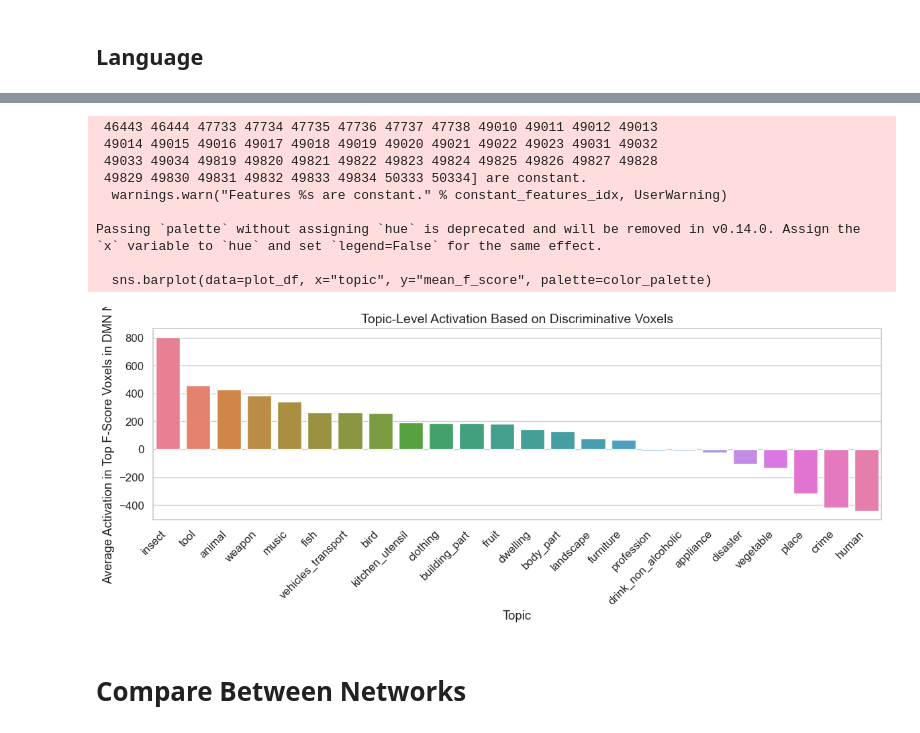
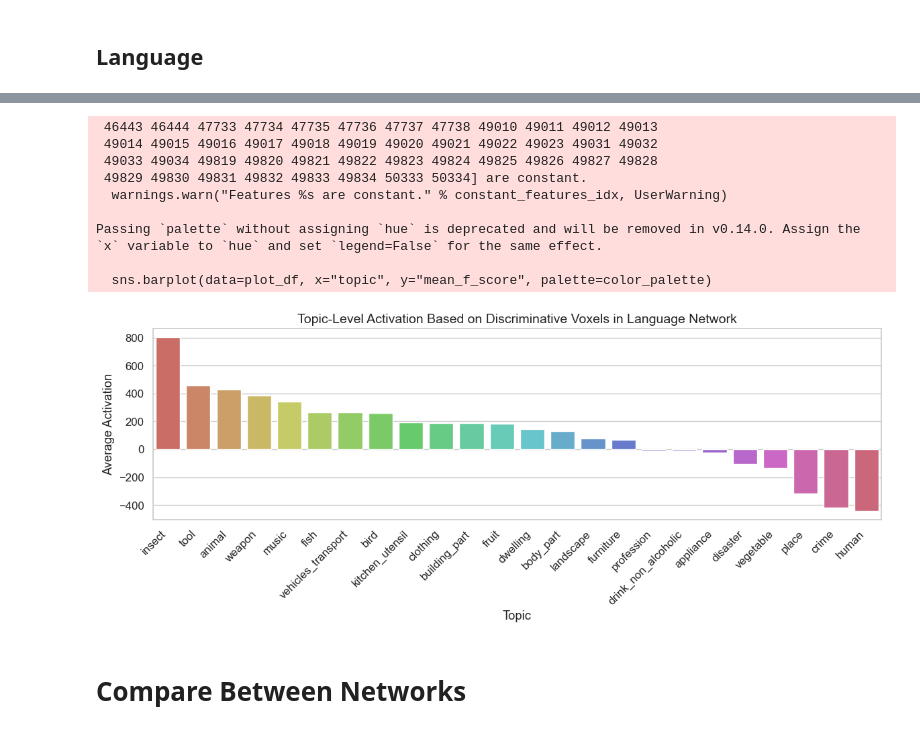
Before and after one commit to cohen-or-github/cognition_final_project, a Jupyter notebook: open_task.ipynb, the cells around one changed output, grey strips where cells are left out. Saved outputs shown, nothing was run; the diff lists cells and outputs as text; code cells hidden in the pictures.

```diff
--- a/open_task.ipynb
+++ b/open_task.ipynb
@@ -17,7 +18,7 @@ from sklearn.feature_selection import f_classif
 from sklearn.cluster import KMeans
 from sklearn.manifold import TSNE
 # %%
-color_palette = 'husl'
+color_palette = 'hls'
 # %% [markdown]
 # Load Category Data
 # %%
@@ -267,5 +268,5 @@ def plot_metrics(metrics, topic_ranking_df):
 # %%
-def compute_f_score_per_voxel(voxel_matrix, topic_labels, mask_voxel_indices=None):
+def compute_f_score_per_voxel(voxel_matrix, topic_labels, mask_voxel_indices):
     """
     Computes F-score (ANOVA) for each voxel, indicating how well it distinguishes between topics.
 
@@ -277,22 +278,18 @@ def compute_f_score_per_voxel(voxel_matrix, topic_labels, mask_voxel_indices=Non
     Returns:
     - pd.Series: voxel_index → F-score
     """
-
     # Filter mask to valid indices
-    if mask_voxel_indices is not None:
-        max_idx = voxel_matrix.shape[1]
-        mask_voxel_indices = [i for i in mask_voxel_indices if i < max_idx]
-        voxel_matrix = voxel_matrix[:, mask_voxel_indices]
-        voxel_indices = np.array(mask_voxel_indices)
-    else:
-        voxel_indices = np.arange(voxel_matrix.shape[1])
+    max_idx = voxel_matrix.shape[1]
+    mask_voxel_indices = [i for i in mask_voxel_indices if i < max_idx]
+    voxel_matrix = voxel_matrix[:, mask_voxel_indices]
+    voxel_indices = np.array(mask_voxel_indices)
 
     f_scores, _ = f_classif(voxel_matrix, topic_labels)
     f_scores = np.nan_to_num(f_scores)
 
     return pd.Series(f_scores, index=voxel_indices, name="f_score").sort_values(ascending=False)
 # %%
-def agg_and_plot(fmri_data, f_scores, topics_df, color_palette, name=''):
+def agg_and_plot(fmri_data, f_scores, topics_df, color_palette, name):
     """
     Aggregate the F scores per topic and plot the results
     :param fmri_data: fmri data file
@@ -317,9 +314,9 @@ def agg_and_plot(fmri_data, f_scores, topics_df, color_palette, name=''):
     sns.barplot(data=plot_df, x="topic", y="mean_f_score", palette=color_palette)
 
     plt.xticks(rotation=45, ha="right")
-    plt.ylabel(f"Average Activation in Top F-Score Voxels in {name} Network")
+    plt.ylabel(f"Average Activation")
     plt.xlabel("Topic")
-    plt.title("Topic-Level Activation Based on Discriminative Voxels", fontsize=14)
+    plt.title(f"Topic-Level Activation Based on Discriminative Voxels in {name} Network", fontsize=14)
     plt.tight_layout()
     plt.show()
     return topic_fscore_summary
@@ -441,17 +442,17 @@ Passing `palette` without assigning `hue` is deprecated and will be removed in v
 # %%
 language_f_scores = compute_f_score_per_voxel(fmri_data, topics_df["topic_name"].values, language_mask_voxel_indices)
-language_f_scores_by_topic = agg_and_plot(fmri_data, language_f_scores, topics_df, color_palette, name='DMN')
+language_f_scores_by_topic = agg_and_plot(fmri_data, language_f_scores, topics_df, color_palette, name='Language')
 # %% [output]
  46443 46444 47733 47734 47735 47736 47737 47738 49010 49011 49012 49013
  49014 49015 49016 49017 49018 49019 49020 49021 49022 49023 49031 49032
  49033 49034 49819 49820 49821 49822 49823 49824 49825 49826 49827 49828
  49829 49830 49831 49832 49833 49834 50333 50334] are constant.
   warnings.warn("Features %s are constant." % constant_features_idx, UserWarning)
 
 Passing `palette` without assigning `hue` is deprecated and will be removed in v0.14.0. Assign the `x` variable to `hue` and set `legend=False` for the same effect.
 
   sns.barplot(data=plot_df, x="topic", y="mean_f_score", palette=color_palette)
-[figure, old version]
+[figure, new version]
 # %% [markdown]
 # Compare Between Networks
 # %%
```
Also changed, not shown: parts of 26 cells of this notebook, 1 other file.
